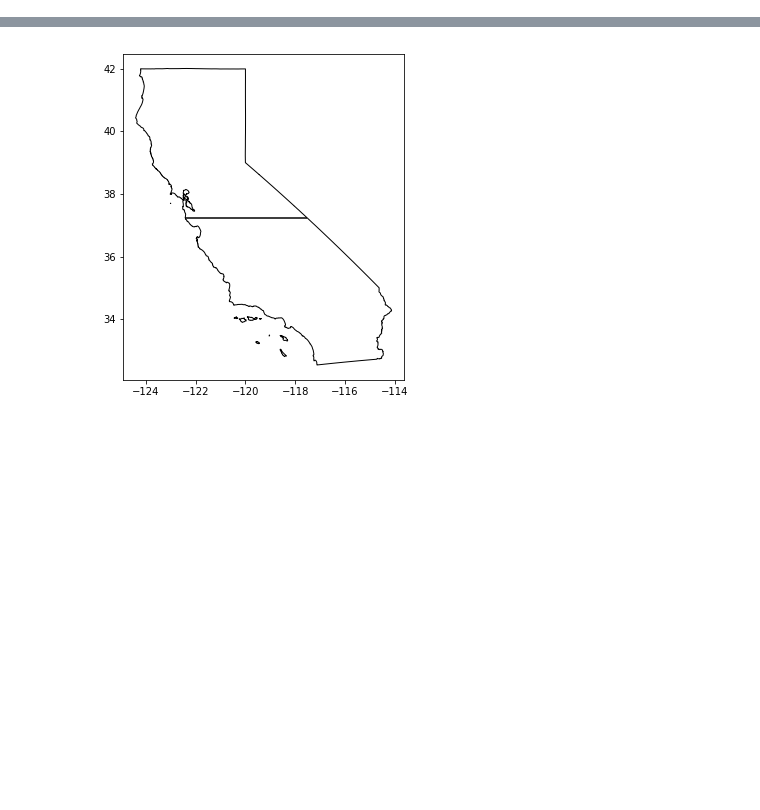
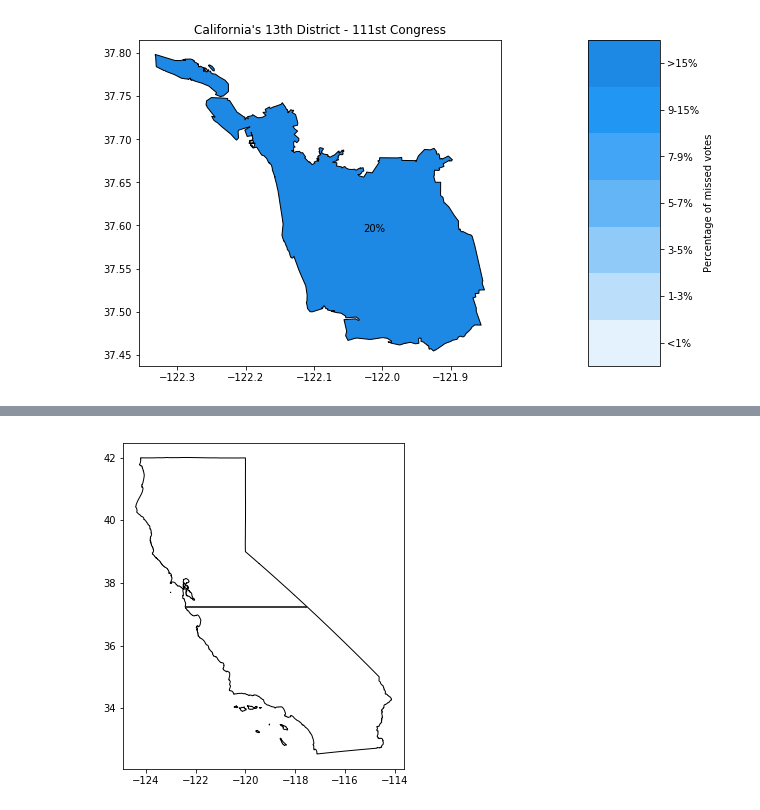
Before and after one commit to rcohngru/congressional-voting-eda, a Jupyter notebook: notebooks/Trying GeoPandas.ipynb, the cells around one changed output, grey strips where cells are left out. Saved outputs shown, nothing was run; the diff lists cells and outputs as text; code cells hidden in the pictures; blank space fills up the shorter version.

```diff
--- a/notebooks/Trying GeoPandas.ipynb
+++ b/notebooks/Trying GeoPandas.ipynb
@@ -364,0 +365,4 @@ plot_district('Ohio', 110, district=10)
+# %%
+plot_district('California', 111, district=13)
+# %% [output]
+[figure, added]
```
Also changed, not shown: parts of 6 cells of this notebook, 2 other files.
